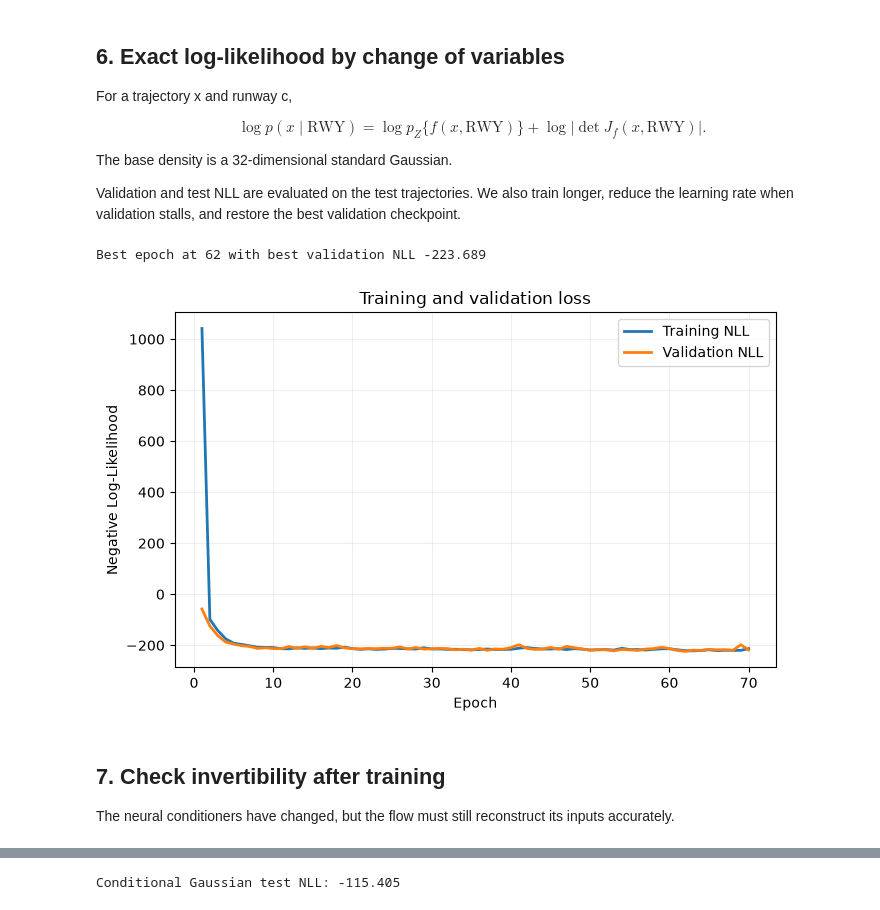
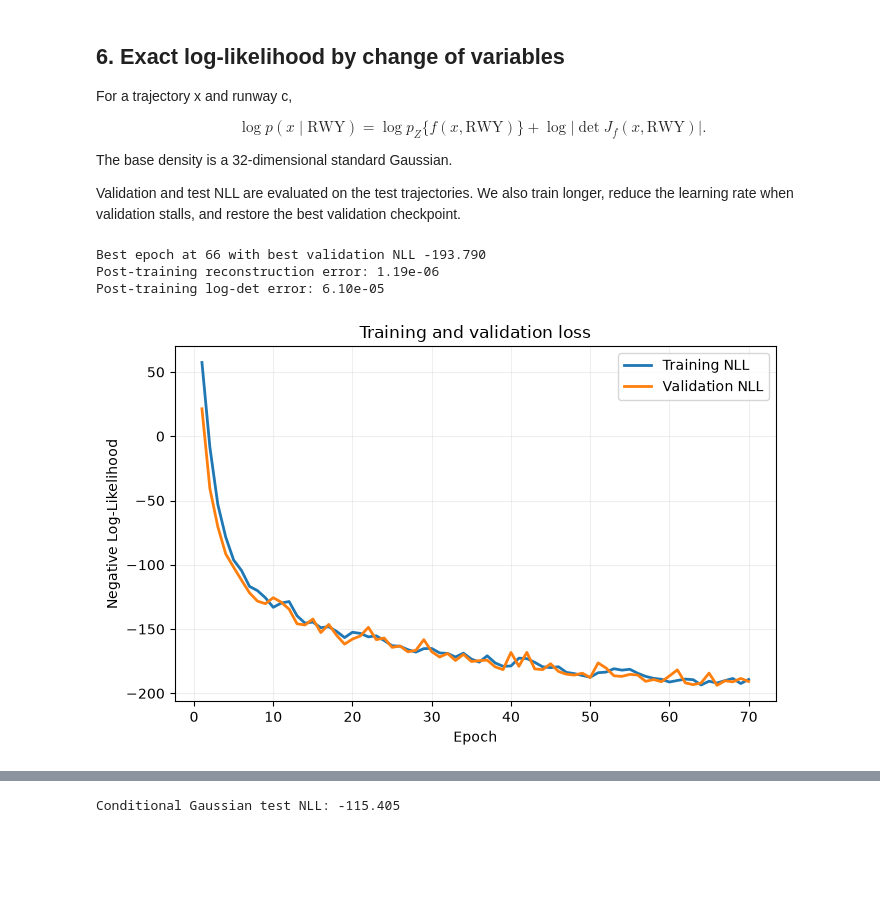
Before and after one commit to gamex-network/gamex_summer_school, a Jupyter notebook: 02_gamex_normalising_flows.ipynb, the cells around one changed output, grey strips where cells are left out. Cells and saved outputs as stored; diff of their text form; code cells hidden in the pictures; blank space fills up the shorter version.

```diff
--- a/02_gamex_normalising_flows.ipynb
+++ b/02_gamex_normalising_flows.ipynb
@@ -587,7 +587,7 @@ def evaluate_flow_nll(model, loader):
 
 optimizer = torch.optim.AdamW(
     flow.parameters(),
-    lr=5e-3,
+    lr=7.5e-3,
     weight_decay=1e-4)
 
 # scheduler = torch.optim.lr_scheduler.ReduceLROnPlateau(
@@ -667,36 +667,34 @@ for epoch in range(1, N_EPOCHS + 1):
     ax.set_ylabel("Negative Log-Likelihood")
     ax.set_title("Training and validation loss")
     ax.legend()
     ax.grid(alpha=0.2)
     fig.tight_layout()
     clear_output(wait=True)
     display(fig)
 
     print(
         f"Epoch {epoch:02d}/{N_EPOCHS} | "
         f"train loss {train_nll:.3f} | "
         f"val loss {val_nll:.3f}"
     )
 clear_output(wait=True)
 flow.load_state_dict(best_state)
 print(f"Best epoch at {best_epoch}", f"with best validation NLL {best_val_nll:.3f}")
 
 x_probe = x_test[:128].to(device)
 c_probe = c_test[:128].to(device)
 
 with torch.inference_mode():
     z_probe, ld = flow(x_probe, c_probe)
     x_back, ild = flow.inverse(z_probe, c_probe)
 
 post_roundtrip = (x_probe - x_back).abs().max().item()
 post_logdet = (ld + ild).abs().max().item()
 
 print("Post-training reconstruction error:", f"{post_roundtrip:.2e}")
 print("Post-training log-det error:", f"{post_logdet:.2e}")
 # %% [output]
-Best epoch at 62 with best validation NLL -223.689
+Best epoch at 66 with best validation NLL -193.790
+Post-training reconstruction error: 1.19e-06
+Post-training log-det error: 6.10e-05
-[figure, old version]
+[figure, new version]
-# %% [markdown]
-## 7. Check invertibility after training
-
-The neural conditioners have changed, but the flow must still reconstruct its inputs accurately.
```
Also changed, not shown: parts of 5 cells of this notebook.
